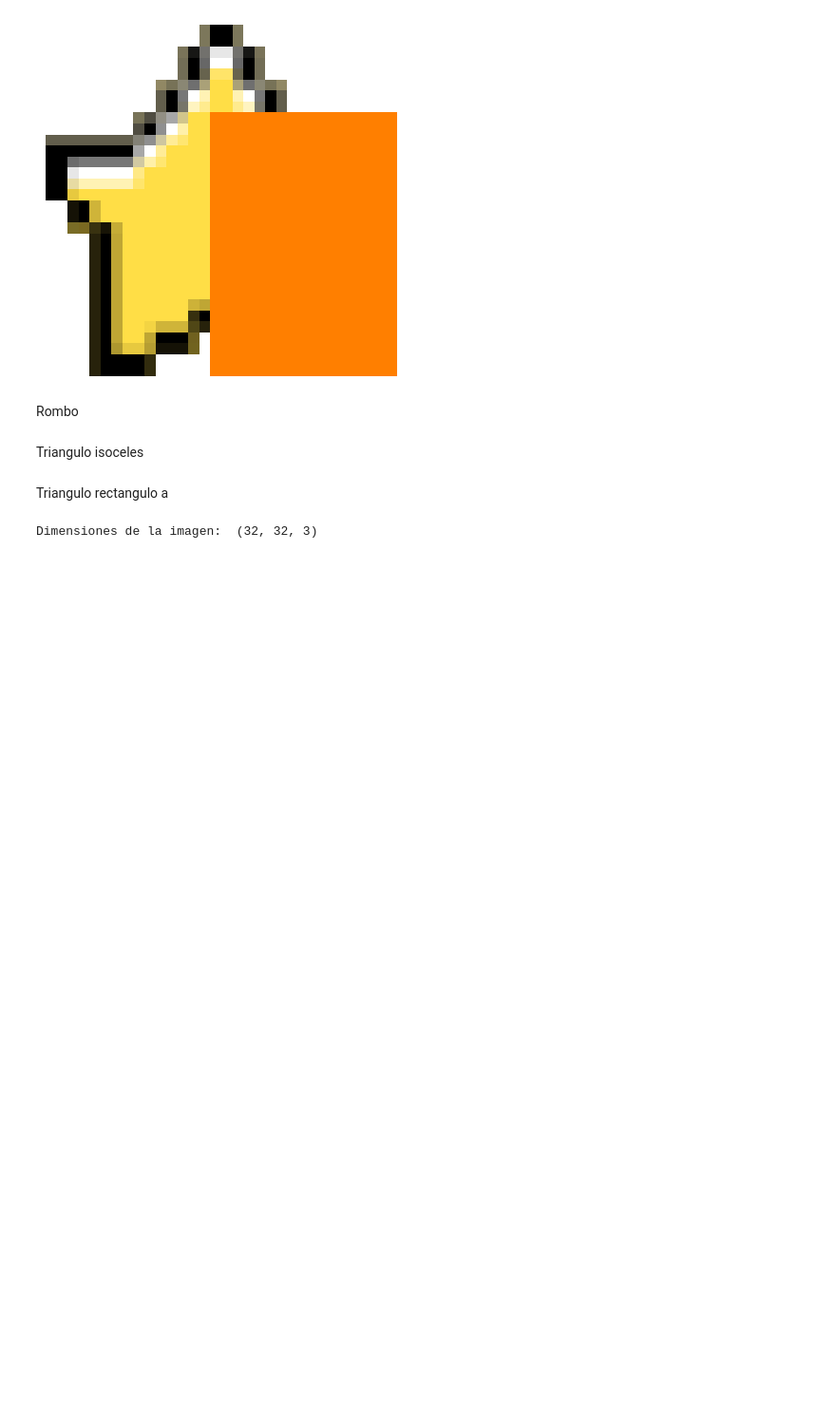
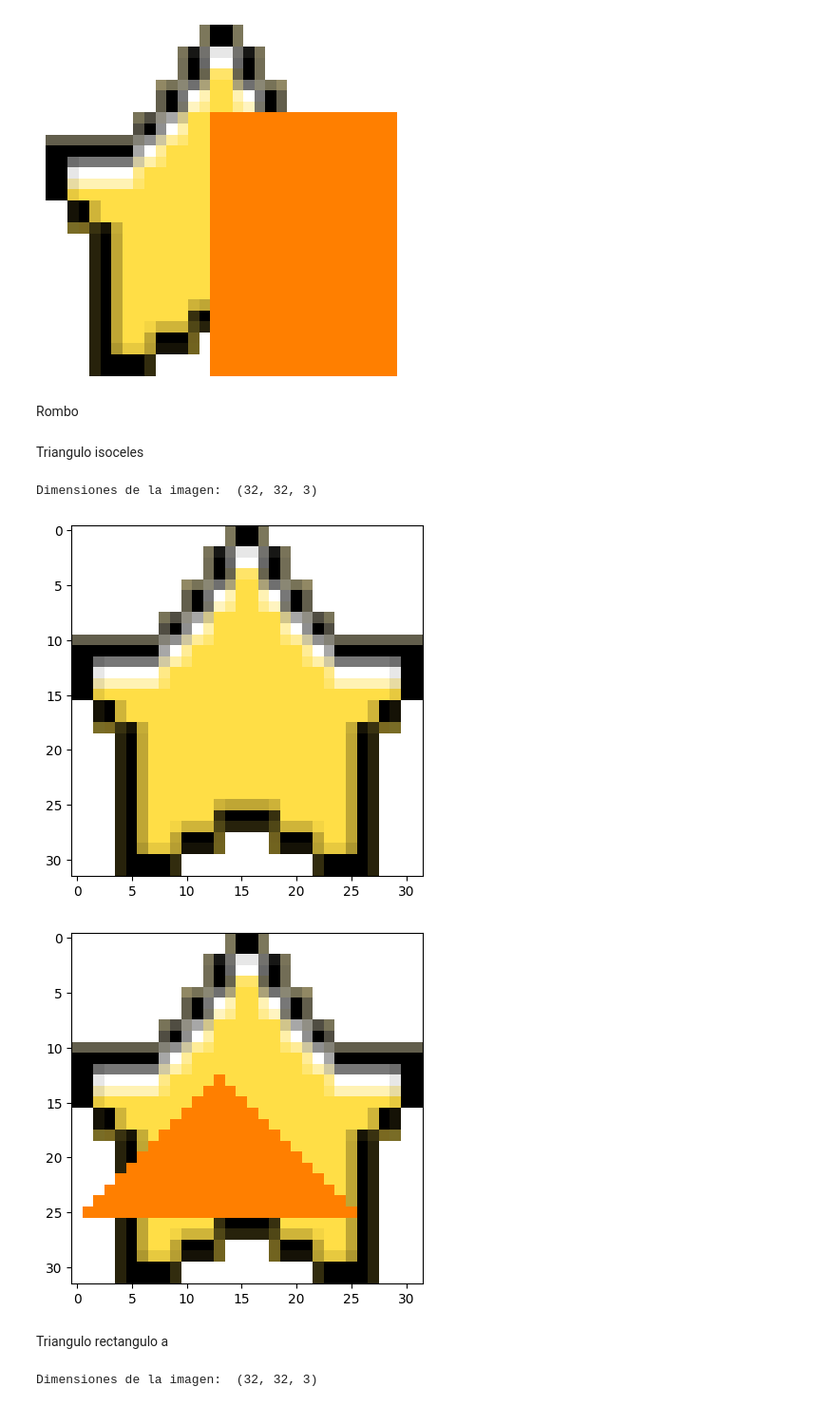
Before and after one commit to lunajulio/Tensors, a Jupyter notebook: tensors.ipynb, the cells around one changed output. Shown at 95% size. Drawn from its saved outputs; the diff is of its cells as text; code cells hidden in the pictures; blank space fills up the shorter version.

Commit message:
Triangulo isosceles DONE

```diff
--- a/tensors.ipynb
+++ b/tensors.ipynb
@@ -184,30 +184,40 @@ Triangulo isoceles
 # %%
 imagen = plt.imread("estrella (2).png")
 imagen = imagen[:, :, :3]
 print("Dimensiones de la imagen: ", imagen.shape)
-nf, nc = imagen.shape[0], imagen.shape[1]
+start_row, start_col = 26, 1
+nf, nc = start_row//2, (nf*2-1)
+ima = imagen.copy()
 
-def triangulo(i,j,matrix, start_row, start_col):
 
-  matrix[i, j, :] = [1, 0.5, 0]
-  plt.imshow(matrix)
-  plt.draw()
-  plt.pause(0.001)
-  if i == nf - 1 and j == nc - 1:
-      return matrix
+def triangulo(i,j):
+
+  if (start_row+i-nf<imagen.shape[0] and start_col+j<imagen.shape[1]):
+    ima[start_row+i-nf, start_col+j, :] = [1, 0.5, 0]
+
+  if ((i == nf - 1 and j == nc - 1) or start_row+i-nf>imagen.shape[0] or start_col+j>imagen.shape[1]):
+    plt.imshow(ima)
+    plt.draw()
+    plt.pause(0.001)
+    return ima
   elif i==nf-1:
-    triangulo(abs((j+1)-(nf-1)),j+1, matrix, start_row, start_col)
+    triangulo(abs((j+1)-(nf-1)),j+1)
   else:
-    triangulo(i+1,j, matrix, start_row, start_col)
+    triangulo(i+1,j)
 
 plt.figure()  # Crear una nueva figura
 plt.imshow(imagen.copy())  # Mostrar la imagen original
 plt.show(block=False)  # Mostrar la figura sin bloquear la ejecución
 
-triangulo(10, 10, imagen.copy(), 10, 10)
+
+triangulo(nf-1, 0)
 
 plt.pause(1)  # Pausar la ejecución para mostrar el resultado final
 plt.show()  # Mostrar la figura final
+# %% [output]
+Dimensiones de la imagen:  (32, 32, 3)
+[figure, added]
+[figure, added]
 # %% [markdown]
 Triangulo rectangulo
 a
```
